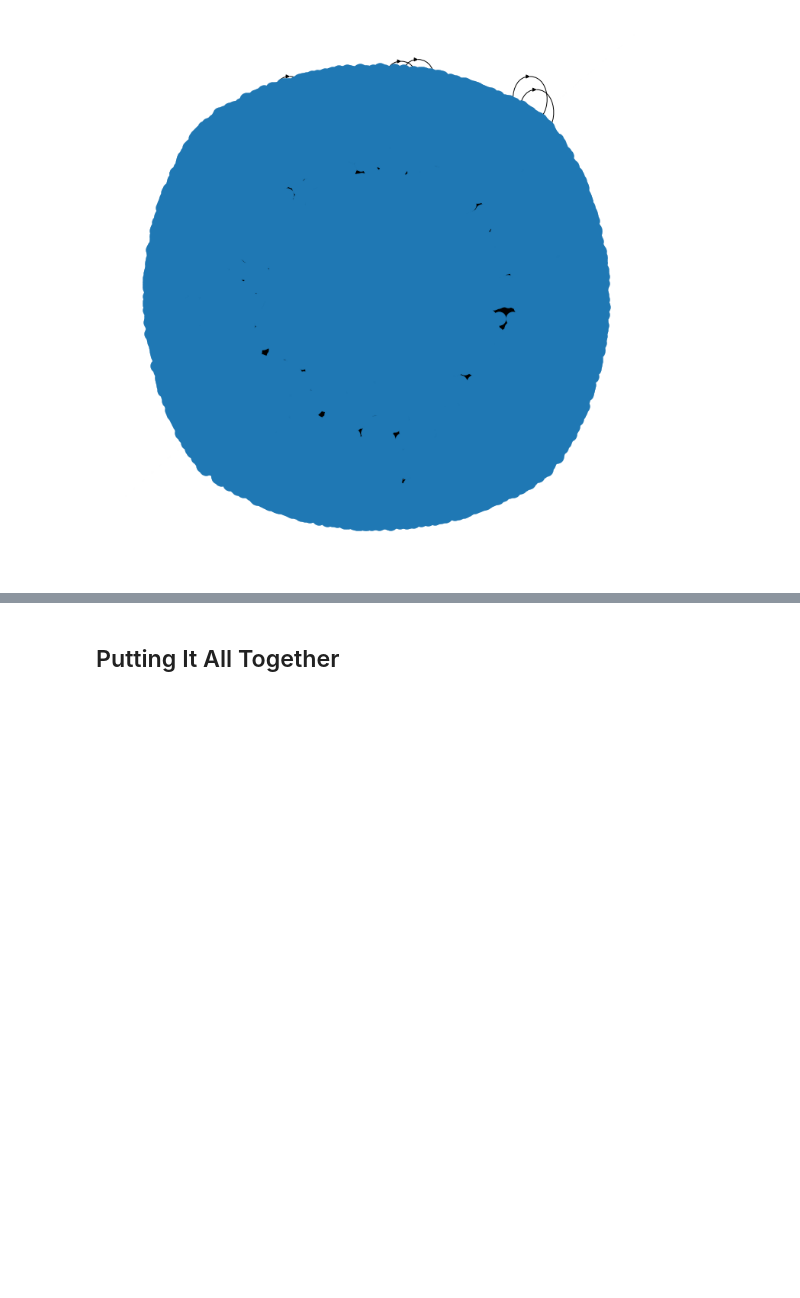
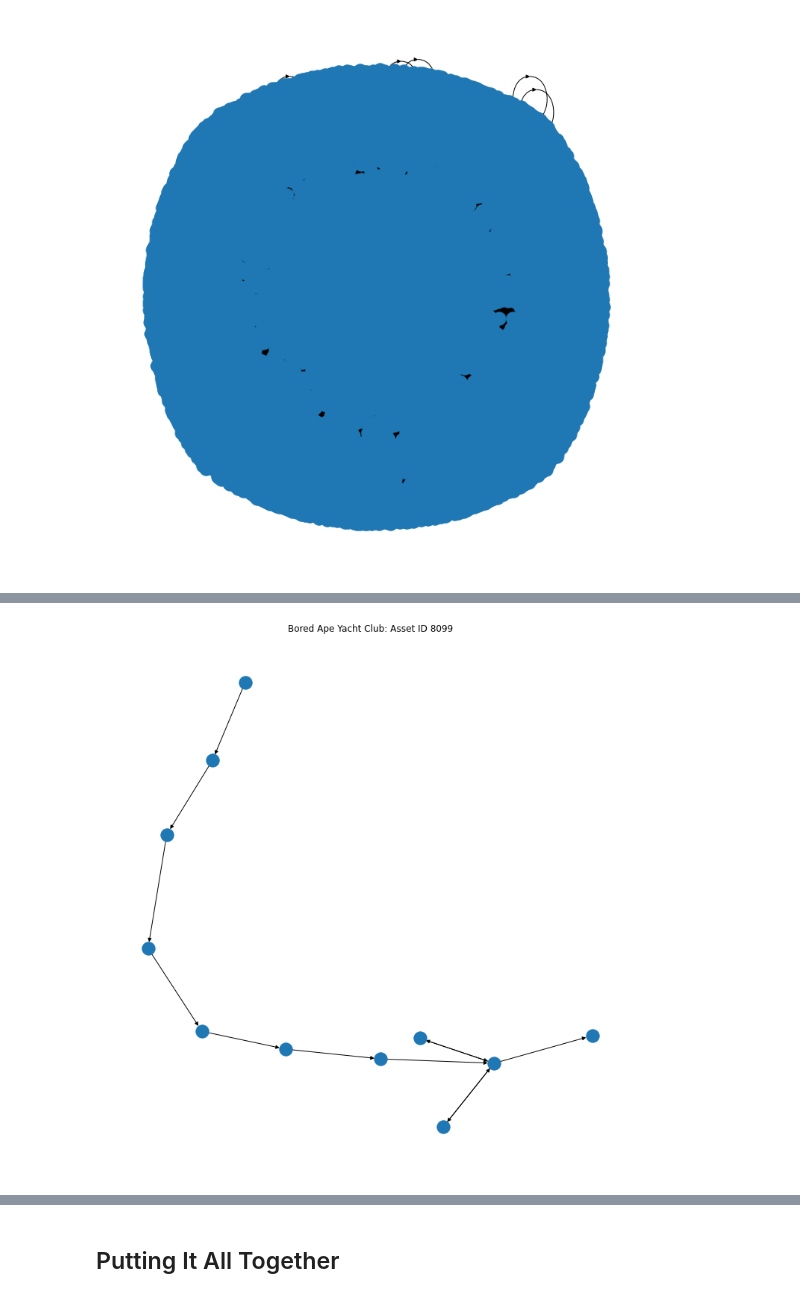
Before and after one commit to onthemarkdata/blog_scripts, a Jupyter notebook: nft_analytics/nft_analytics_notebook.ipynb, the cells around one changed output, grey strips where cells are left out. Cells and saved outputs as stored; diff of their text form; code cells hidden in the pictures; blank space fills up the shorter version.

Commit message:
added intermediate steps to create graph

```diff
--- a/nft_analytics/nft_analytics_notebook.ipynb
+++ b/nft_analytics/nft_analytics_notebook.ipynb
@@ -316,0 +338,19 @@ nx.draw(DG)
+# %%
+# filter to a specific NFT
+filtered_nft_data = prepared_bayc_sales_transfers \
+    .loc[prepared_bayc_sales_transfers['asset_id']=='8099'] \
+    .copy()
+
+DG_1 = nx.from_pandas_edgelist(
+    df=filtered_nft_data,
+    source='from_address',
+    target='to_address',
+    edge_attr=True,
+    create_using=nx.DiGraph()
+)
+
+nx.draw(DG_1)
+plt.title('Bored Ape Yacht Club: Asset ID 8099')
+plt.show()
+# %% [output]
+[figure, added]
```
Also changed, not shown: parts of 17 cells of this notebook.
